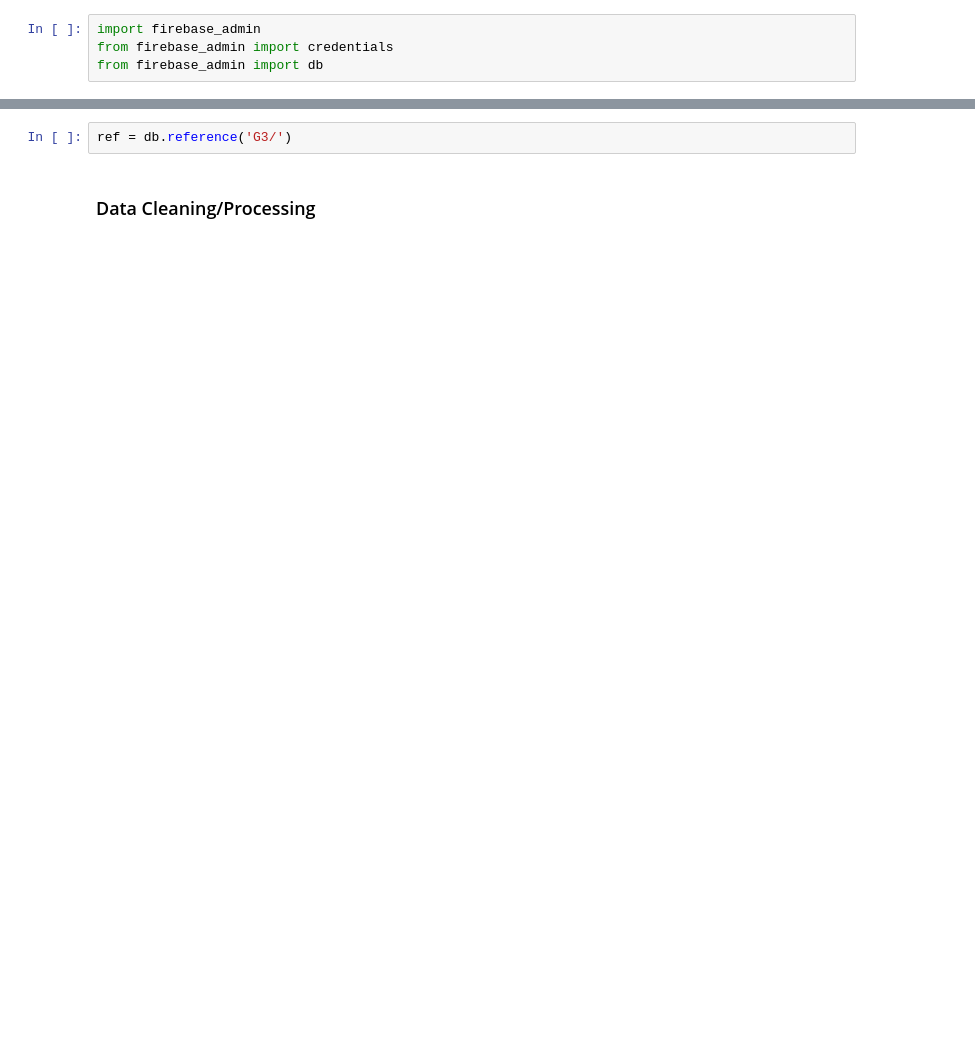
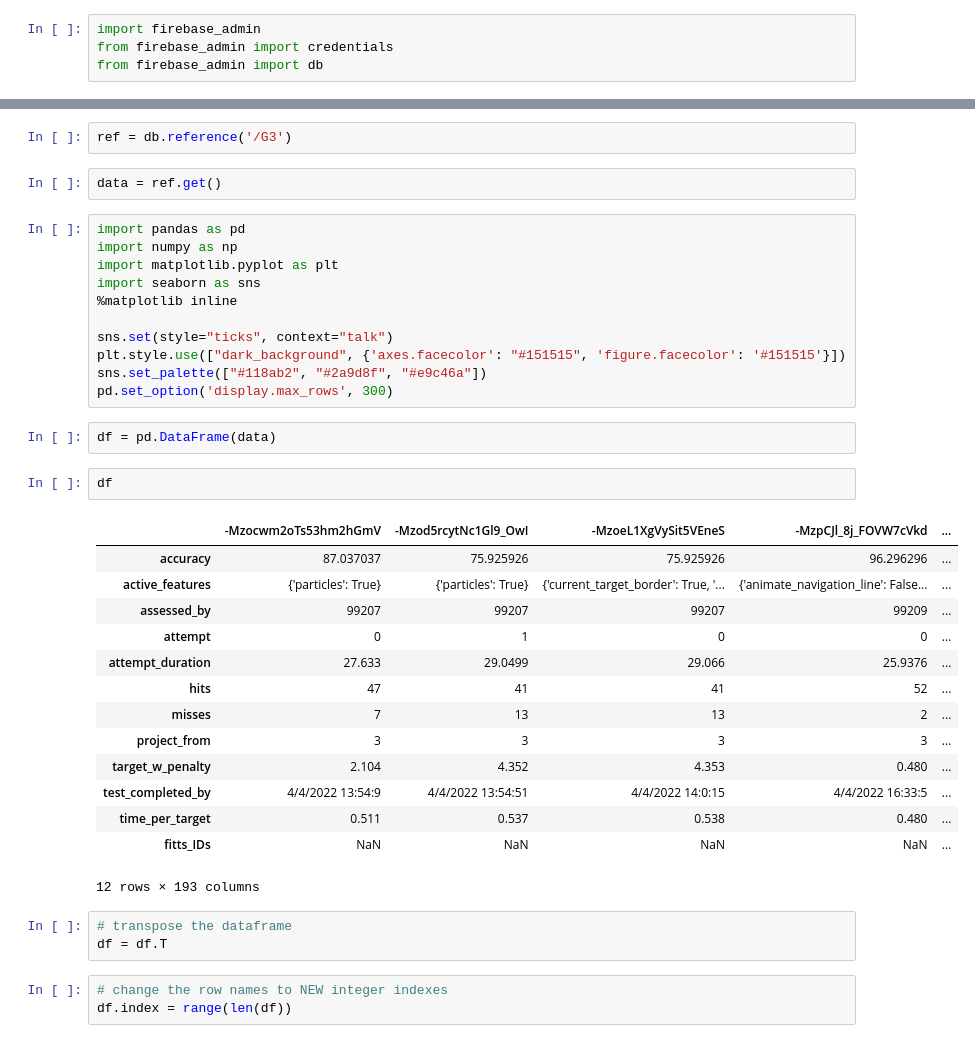
Before and after one commit to fixe-exclamation-mark/bake-off-2-ipm, a Jupyter notebook: stats.ipynb, the cells around one changed output, grey strips where cells are left out. Saved outputs shown, nothing was run; the diff lists cells and outputs as text; blank space fills up the shorter version.

```diff
--- a/stats.ipynb
+++ b/stats.ipynb
@@ -21,4 +11,40 @@ ValueError: Firebase app named "ipm-default-rtdb" already exists. This means you
 # %%
-ref = db.reference('G3/')
+ref = db.reference('/G3')
-# %% [markdown]
-### Data Cleaning/Processing
+# %%
+data = ref.get()
+# %%
+import pandas as pd
+import numpy as np
+import matplotlib.pyplot as plt
+import seaborn as sns
+%matplotlib inline
+
+sns.set(style="ticks", context="talk")
+plt.style.use(["dark_background", {'axes.facecolor': "#151515", 'figure.facecolor': '#151515'}])
+sns.set_palette(["#118ab2", "#2a9d8f", "#e9c46a"])
+pd.set_option('display.max_rows', 300)
+# %%
+df = pd.DataFrame(data)
+# %%
+df
+# %% [output]
+|  | -Mzocwm2oTs53hm2hGmV | -Mzod5rcytNc1Gl9_OwI | -MzoeL1XgVySit5VEneS | -MzpCJl_8j_FOVW7cVkd | ... |
+| accuracy | 87.037037 | 75.925926 | 75.925926 | 96.296296 | ... |
+| active_features | {'particles': True} | {'particles': True} | {'current_target_border': True, '... | {'animate_navigation_line': False... | ... |
+| assessed_by | 99207 | 99207 | 99207 | 99209 | ... |
+| attempt | 0 | 1 | 0 | 0 | ... |
+| attempt_duration | 27.633 | 29.0499 | 29.066 | 25.9376 | ... |
+| hits | 47 | 41 | 41 | 52 | ... |
+| misses | 7 | 13 | 13 | 2 | ... |
+| project_from | 3 | 3 | 3 | 3 | ... |
+| target_w_penalty | 2.104 | 4.352 | 4.353 | 0.480 | ... |
+| test_completed_by | 4/4/2022 13:54:9 | 4/4/2022 13:54:51 | 4/4/2022 14:0:15 | 4/4/2022 16:33:5 | ... |
+| time_per_target | 0.511 | 0.537 | 0.538 | 0.480 | ... |
+| fitts_IDs | NaN | NaN | NaN | NaN | ... |
+12 rows × 193 columns
+# %%
+# transpose the dataframe
+df = df.T
+# %%
+# change the row names to NEW integer indexes
+df.index = range(len(df))
```
Also changed, not shown: parts of 8 cells of this notebook.
